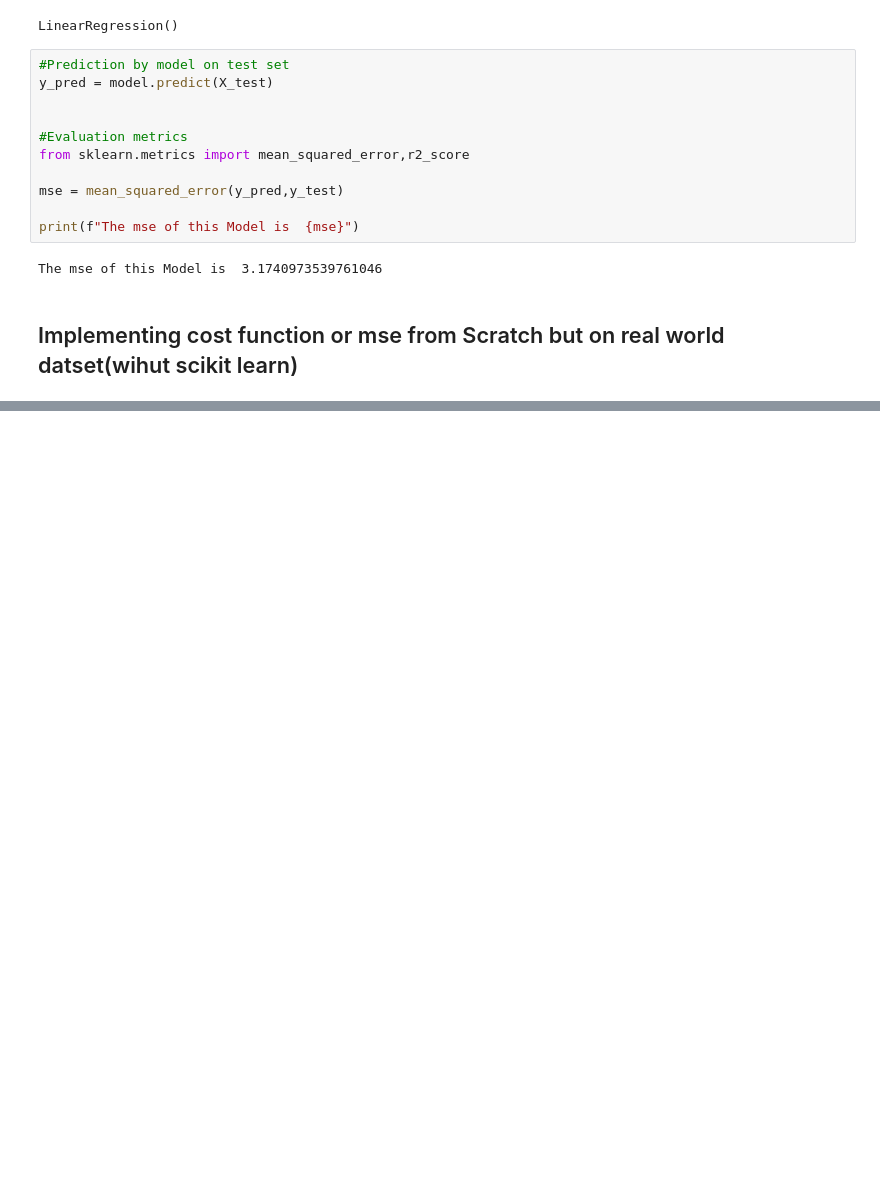
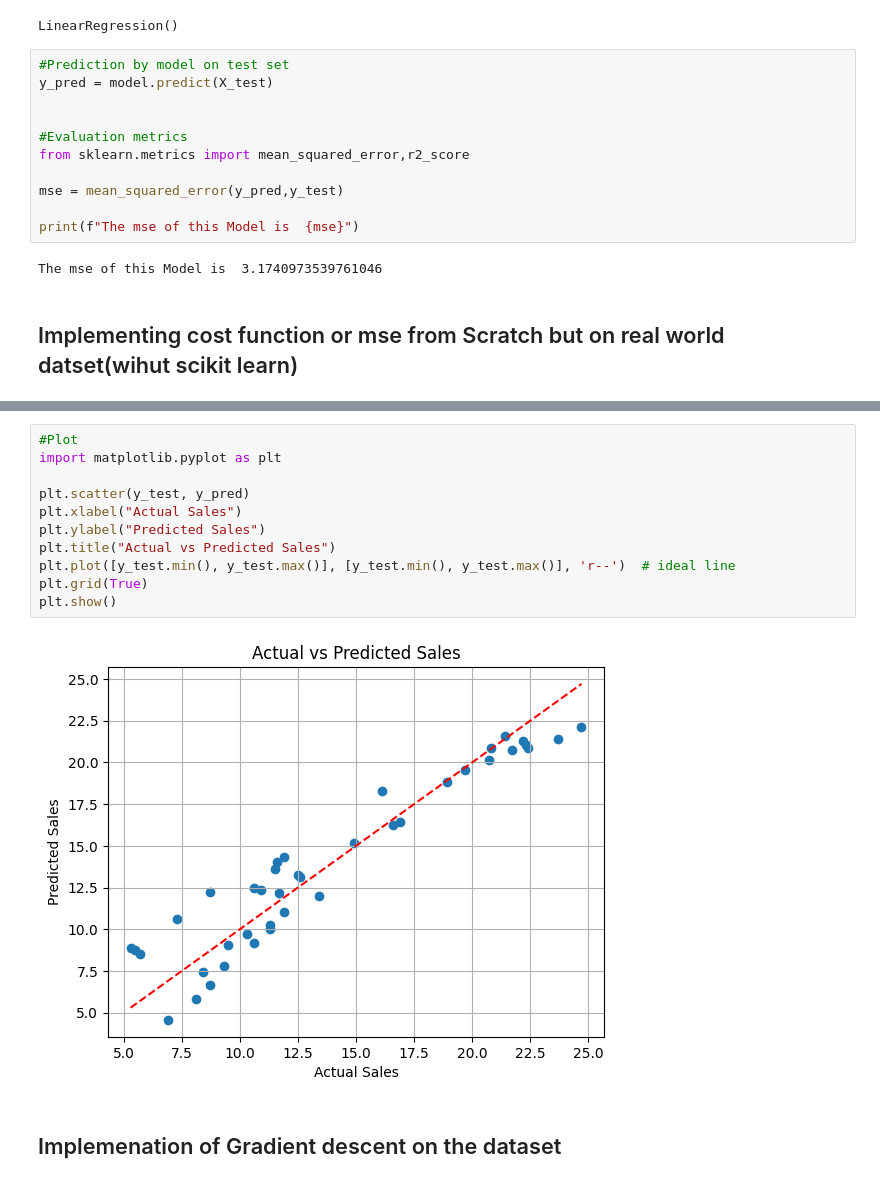
Before and after one commit to Gairola788/AI-Development, a Jupyter notebook: Linear_regression/Projects_Linear_Regression/Advertising_Investment_Sales.ipynb, the cells around one changed output, grey strips where cells are left out. Cells and saved outputs as stored; diff of their text form; blank space fills up the shorter version.

```diff
--- a/Linear_regression/Projects_Linear_Regression/Advertising_Investment_Sales.ipynb
+++ b/Linear_regression/Projects_Linear_Regression/Advertising_Investment_Sales.ipynb
@@ -105,3 +102,18 @@ print(f"Sklearn MSE: {mean_squared_error(y_test, y_pred)}")
 # %% [output]
 Custom MSE: 3.174097353976105
 Sklearn MSE: 3.1740973539761046
+# %%
+#Plot
+import matplotlib.pyplot as plt
+
+plt.scatter(y_test, y_pred)
+plt.xlabel("Actual Sales")
+plt.ylabel("Predicted Sales")
+plt.title("Actual vs Predicted Sales")
+plt.plot([y_test.min(), y_test.max()], [y_test.min(), y_test.max()], 'r--')  # ideal line
+plt.grid(True)
+plt.show()
+# %% [output]
+[figure, added]
+# %% [markdown]
+## Implemenation of Gradient descent on the dataset
```
Also changed, not shown: parts of 6 cells of this notebook.
